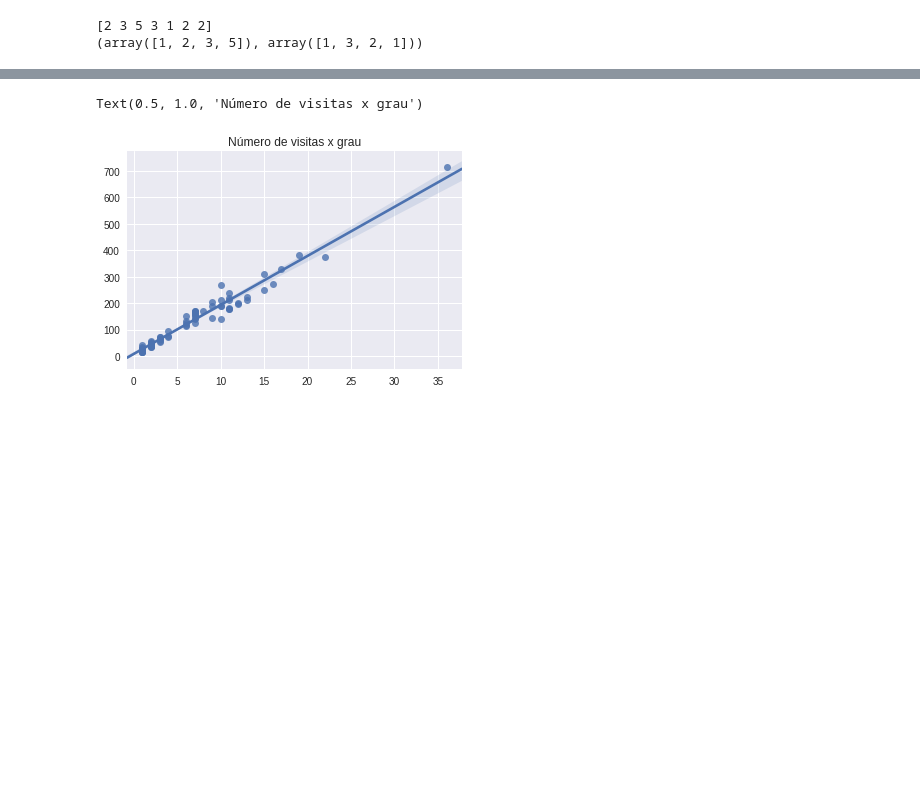
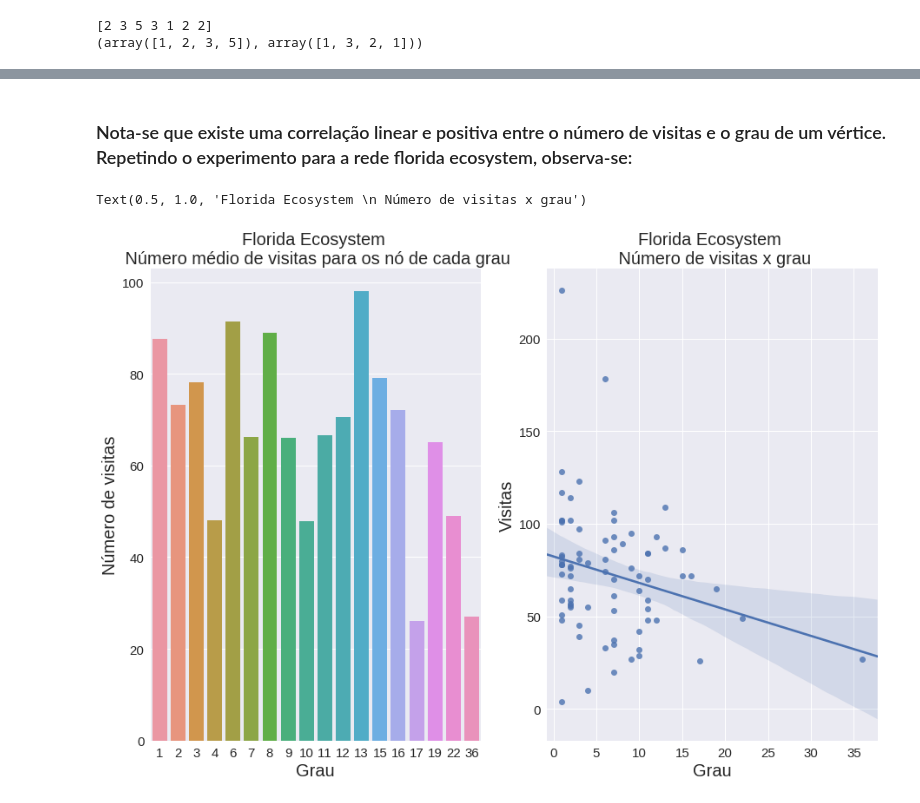
Before and after one commit to guimilan/redes_complexas, a Jupyter notebook: Redes Complexas - Lista 1.ipynb, the cells around one changed output, grey strips where cells are left out. Cells and saved outputs as stored; diff of their text form; code cells hidden in the pictures; blank space fills up the shorter version.

```diff
--- a/Redes Complexas - Lista 1.ipynb
+++ b/Redes Complexas - Lista 1.ipynb
@@ -652,7 +670,26 @@ Text(0.5, 1.0, 'Número médio de visitas para um nó de cada grau')
-# %%
-visit_degrees = np.array(visit_degrees)
-#print('visit degrees', visit_degrees)
-sns.regplot(x=visit_degrees[:,0],y=visit_degrees[:,1]).set_title('Número de visitas x grau')
-# %% [output]
-Text(0.5, 1.0, 'Número de visitas x grau')
-[figure, removed]
+# %% [markdown]
+### Nota-se que existe uma correlação linear e positiva entre o número de visitas e o grau de um vértice. Repetindo o experimento para a rede florida ecosystem, observa-se:
+# %%
+florida_unweighted = threshold_graph(florida_weighted, 0)
+path = random_walk(florida_unweighted, 10000)
+total, average, visit_degrees = visits_per_degree(florida_unweighted, path)
+
+fig, axis = plt.subplots(1,2, figsize=(15,10))
+
+axis[0].set_xlabel('Grau', fontsize=20)
+axis[0].set_ylabel('Número de visitas', fontsize=20)
+axis[0].tick_params(labelsize=15)
+
+sns.barplot(x=list(average.keys()),
+            y=list(average.values()),
+           ax=axis[0]).set_title('Florida Ecosystem \n Número médio de visitas para os nó de cada grau',
+                                                             fontsize=20)
+
+axis[1].set_xlabel('Grau', fontsize=20)
+axis[1].set_ylabel('Visitas', fontsize=20)
+axis[1].tick_params(labelsize=15)
+sns.regplot(x=visit_degrees[:,0],y=visit_degrees[:,1],
+            ax=axis[1]).set_title('Florida Ecosystem \n Número de visitas x grau', fontsize=20)
+# %% [output]
+Text(0.5, 1.0, 'Florida Ecosystem \n Número de visitas x grau')
+[figure, added]
```
Also changed, not shown: parts of 28 cells of this notebook, 4 other files.
